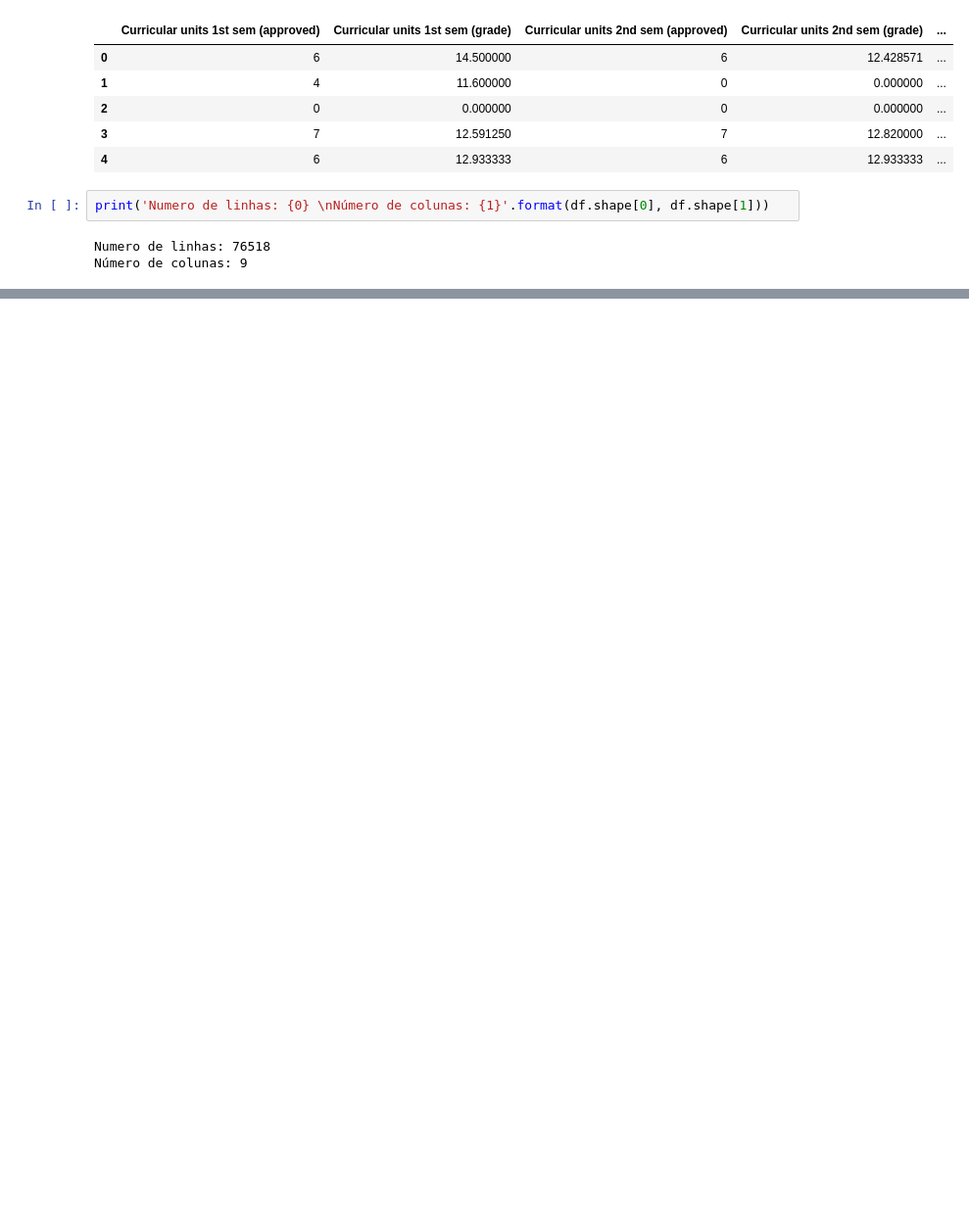
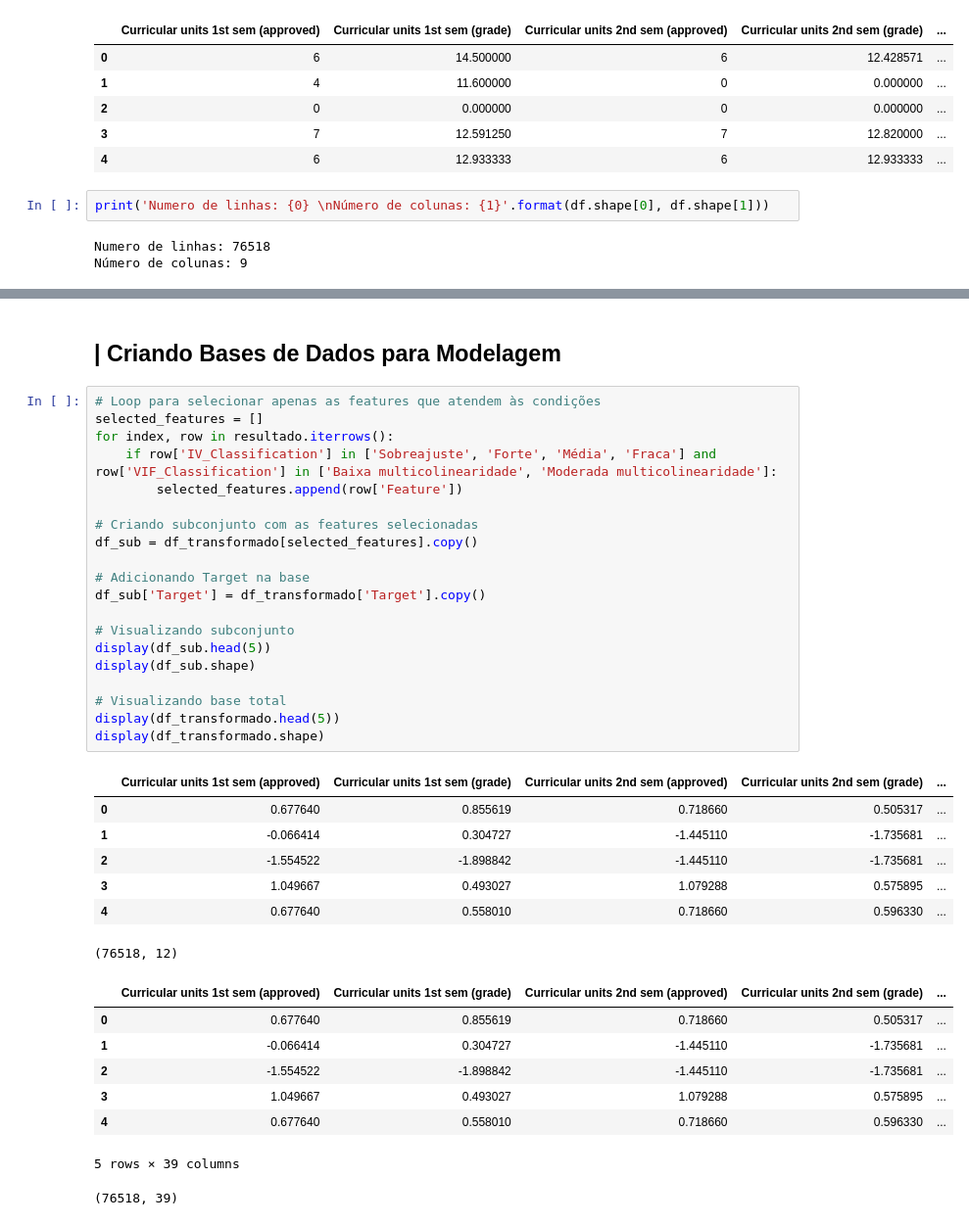
Before and after one commit to DuquePin/Final_Project_EBAC, a Jupyter notebook: notebooks/Preprocessing.ipynb, the cells around one changed output, grey strips where cells are left out. Shown: that part at 98% size. Drawn from its saved outputs; the diff is of its cells as text; blank space fills up the shorter version.

```diff
--- a/notebooks/Preprocessing.ipynb
+++ b/notebooks/Preprocessing.ipynb
@@ -348,0 +449,38 @@ IV do componente PC_20 igual a : 984.12% - Sobreajuste
+# %% [markdown]
+## | Criando Bases de Dados para Modelagem
+# %%
+# Loop para selecionar apenas as features que atendem às condições
+selected_features = []
+for index, row in resultado.iterrows():
+    if row['IV_Classification'] in ['Sobreajuste', 'Forte', 'Média', 'Fraca'] and row['VIF_Classification'] in ['Baixa multicolinearidade', 'Moderada multicolinearidade']:
+        selected_features.append(row['Feature'])
+
+# Criando subconjunto com as features selecionadas
+df_sub = df_transformado[selected_features].copy()
+
+# Adicionando Target na base
+df_sub['Target'] = df_transformado['Target'].copy()
+
+# Visualizando subconjunto
+display(df_sub.head(5))
+display(df_sub.shape)
+
+# Visualizando base total
+display(df_transformado.head(5))
+display(df_transformado.shape)
+# %% [output]
+|  | Curricular units 1st sem (approved) | Curricular units 1st sem (grade) | Curricular units 2nd sem (approved) | Curricular units 2nd sem (grade) | ... |
+| 0 | 0.677640 | 0.855619 | 0.718660 | 0.505317 | ... |
+| 1 | -0.066414 | 0.304727 | -1.445110 | -1.735681 | ... |
+| 2 | -1.554522 | -1.898842 | -1.445110 | -1.735681 | ... |
+| 3 | 1.049667 | 0.493027 | 1.079288 | 0.575895 | ... |
+| 4 | 0.677640 | 0.558010 | 0.718660 | 0.596330 | ... |
+(76518, 12)
+|  | Curricular units 1st sem (approved) | Curricular units 1st sem (grade) | Curricular units 2nd sem (approved) | Curricular units 2nd sem (grade) | ... |
+| 0 | 0.677640 | 0.855619 | 0.718660 | 0.505317 | ... |
+| 1 | -0.066414 | 0.304727 | -1.445110 | -1.735681 | ... |
+| 2 | -1.554522 | -1.898842 | -1.445110 | -1.735681 | ... |
+| 3 | 1.049667 | 0.493027 | 1.079288 | 0.575895 | ... |
+| 4 | 0.677640 | 0.558010 | 0.718660 | 0.596330 | ... |
+5 rows × 39 columns
+(76518, 39)
```
Also changed, not shown: parts of 41 cells of this notebook, 8 other files.
